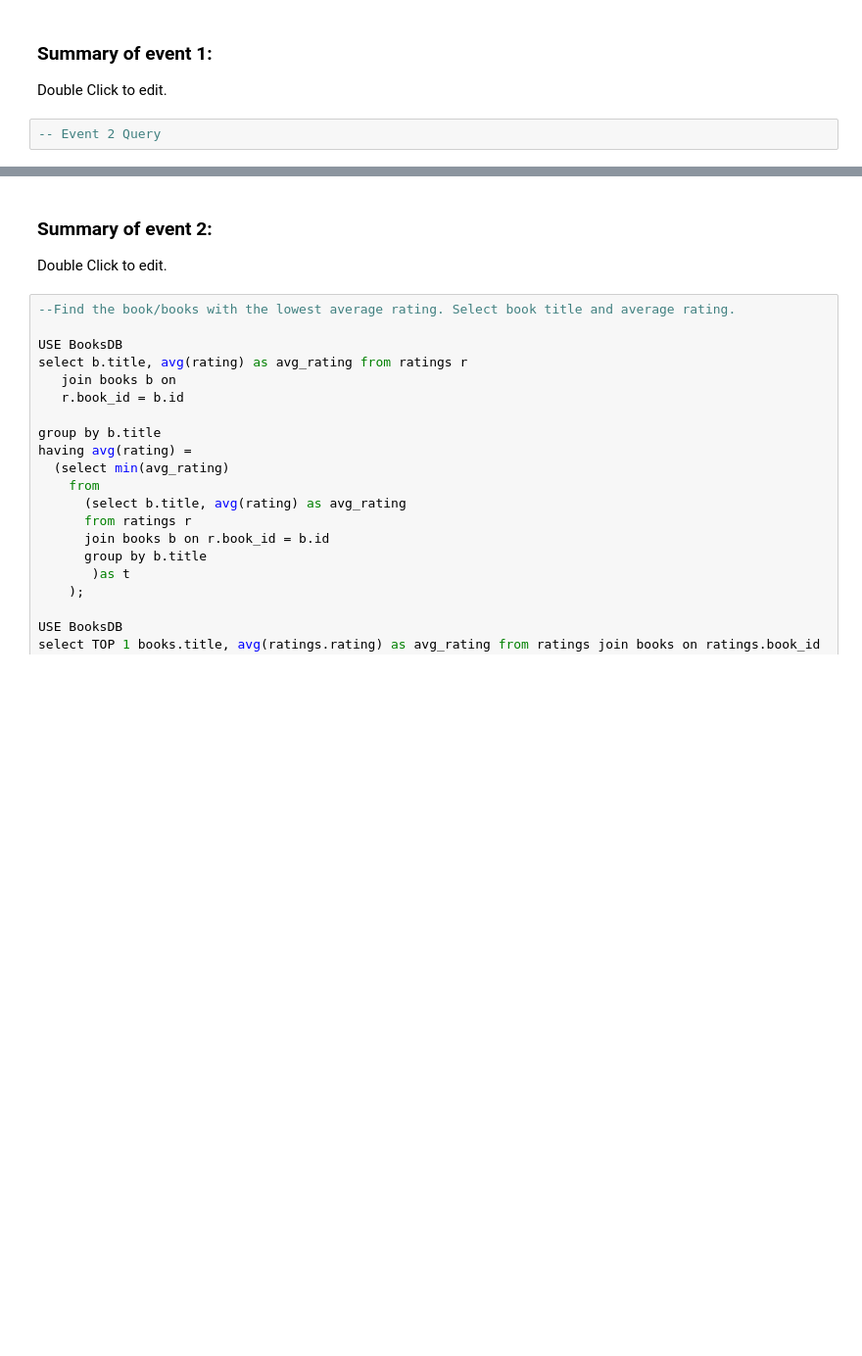
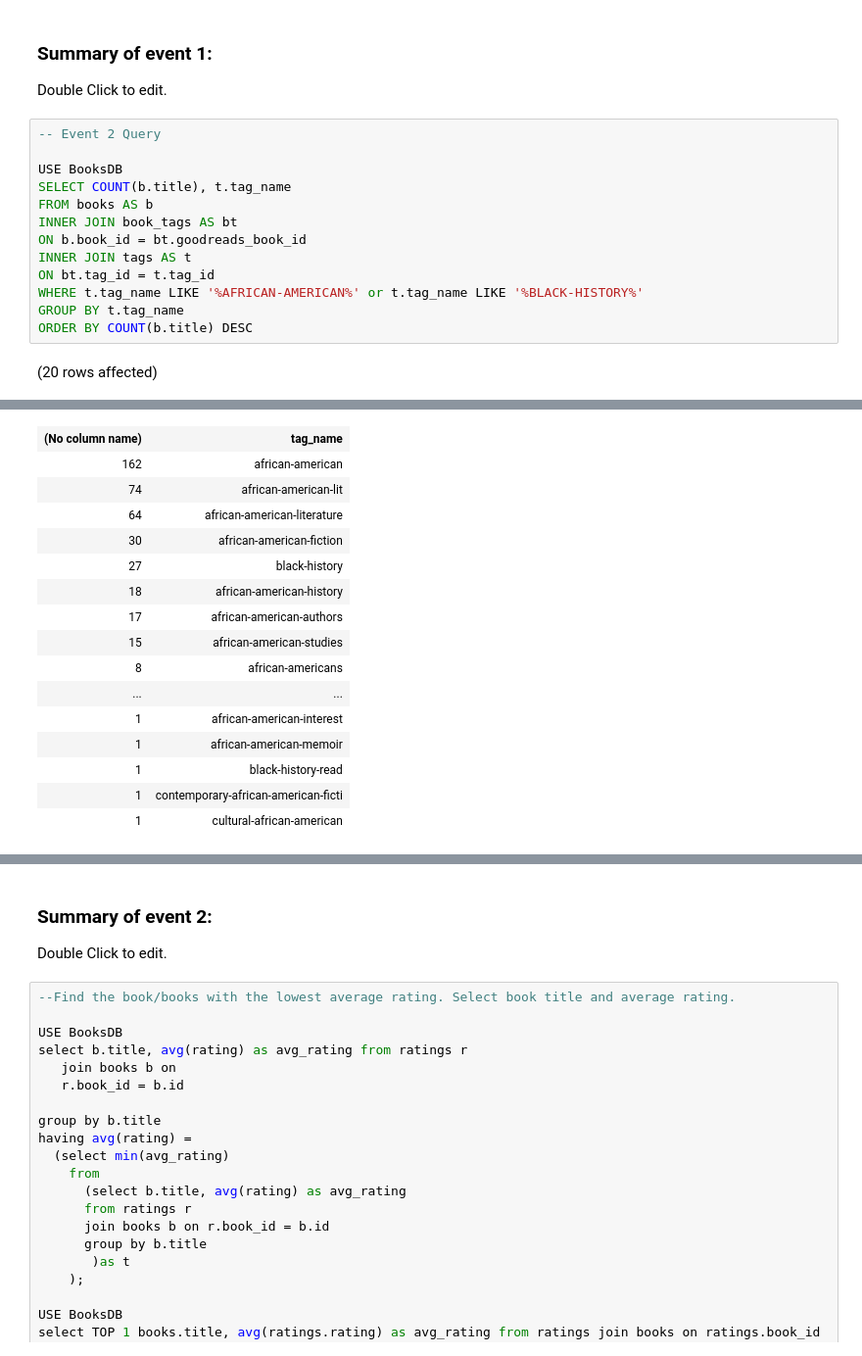
Before and after one commit to hollyhira/Studio13_SQL-Part-3, a Jupyter notebook: SQL-Part-3-Studio.ipynb, the cells around one changed output, grey strips where cells are left out. Shown: that part at 98% size. Drawn from its saved outputs; the diff is of its cells as text; blank space fills up the shorter version.

```diff
--- a/SQL-Part-3-Studio.ipynb
+++ b/SQL-Part-3-Studio.ipynb
@@ -193,5 +239,18 @@ Total execution time: 00:00:00.166
 ### **Summary of event 1:**
 
 Double Click to edit.
-# %%
--- Event 2 Query
+# %%
+-- Event 2 Query
+
+USE BooksDB
+SELECT COUNT(b.title), t.tag_name
+FROM books AS b
+INNER JOIN book_tags AS bt
+ON b.book_id = bt.goodreads_book_id
+INNER JOIN tags AS t
+ON bt.tag_id = t.tag_id
+WHERE t.tag_name LIKE '%AFRICAN-AMERICAN%' or t.tag_name LIKE '%BLACK-HISTORY%'
+GROUP BY t.tag_name
+ORDER BY COUNT(b.title) DESC
+# %% [output]
+(20 rows affected)
@@ -197,0 +258,16 @@ Double Click to edit.
+| (No column name) | tag_name |
+| 162 | african-american |
+| 74 | african-american-lit |
+| 64 | african-american-literature |
+| 30 | african-american-fiction |
+| 27 | black-history |
+| 18 | african-american-history |
+| 17 | african-american-authors |
+| 15 | african-american-studies |
+| 8 | african-americans |
+| ... | ... |
+| 1 | african-american-interest |
+| 1 | african-american-memoir |
+| 1 | black-history-read |
+| 1 | contemporary-african-american-ficti |
+| 1 | cultural-african-american |
```
Also changed, not shown: parts of 7 cells of this notebook.
